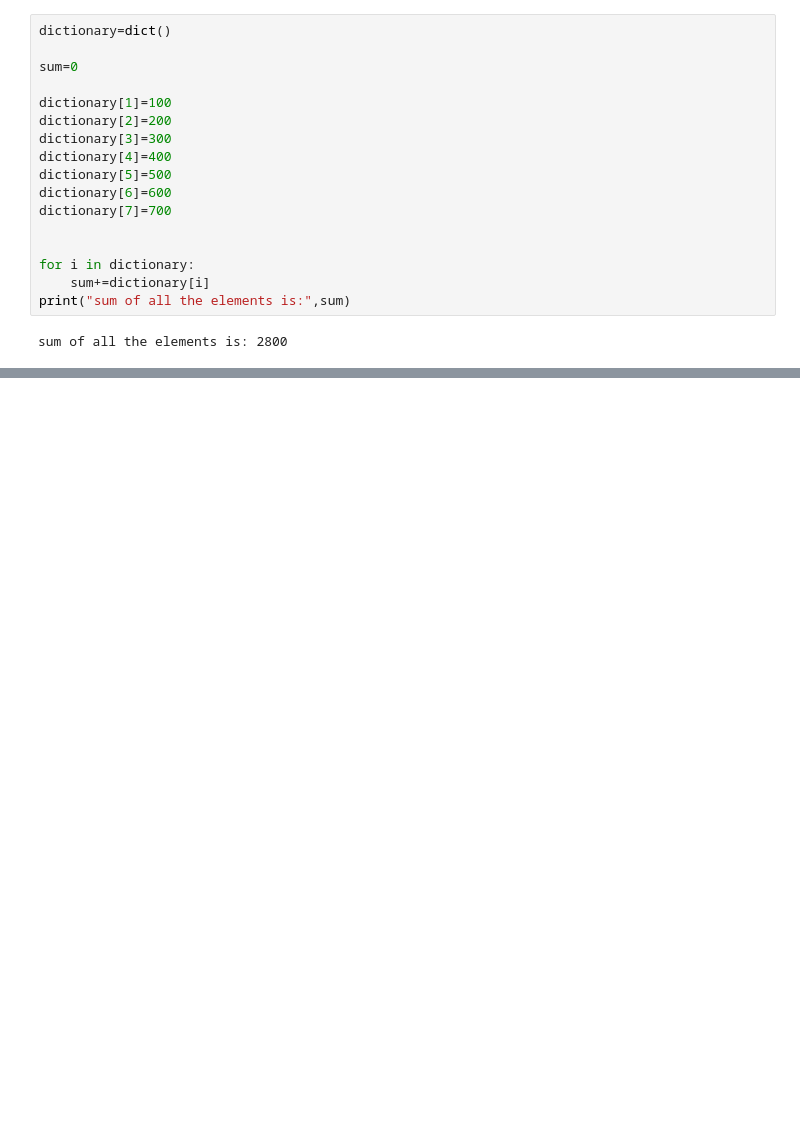
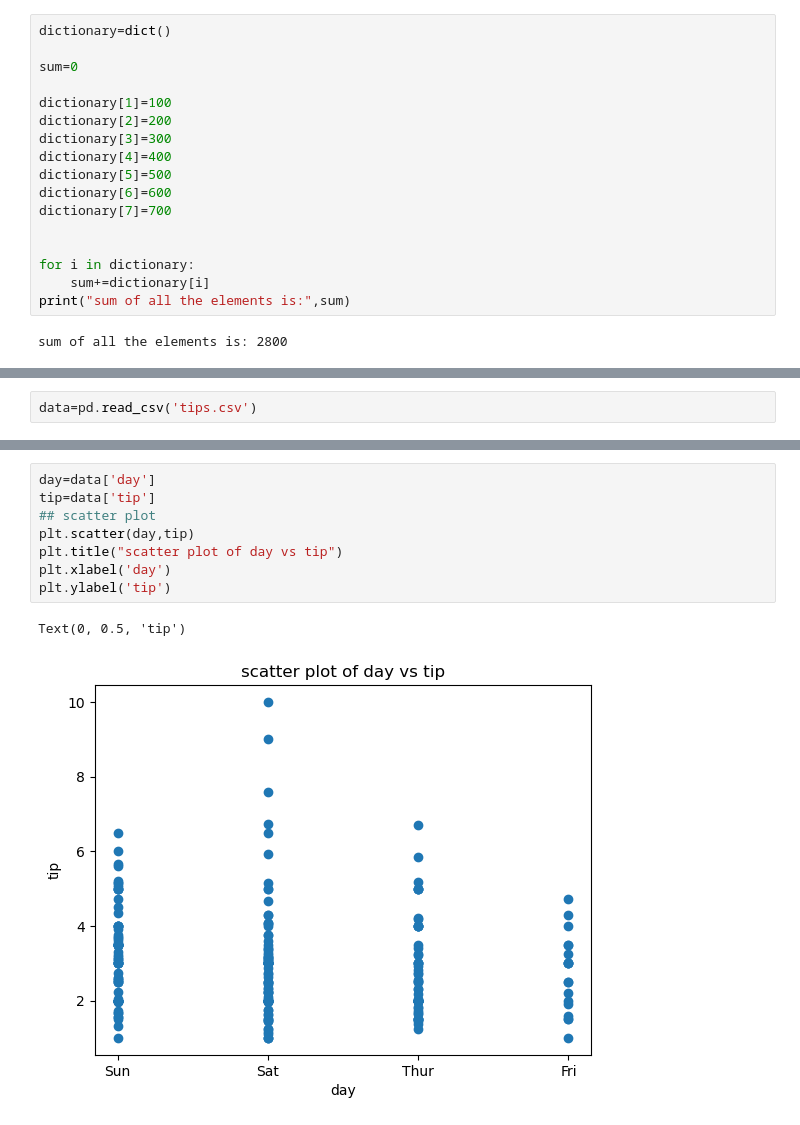
Before and after one commit to adityakognur/python-lab-programs, a Jupyter notebook: lab programs.ipynb, the cells around one changed output, grey strips where cells are left out. Drawn from its saved outputs; the diff is of its cells as text; blank space fills up the shorter version.

```diff
--- a/lab programs.ipynb
+++ b/lab programs.ipynb
@@ -224,0 +343,2 @@ sum of all the elements is: 2800
+# %%
+data=pd.read_csv('tips.csv')
@@ -224,0 +359,11 @@ sum of all the elements is: 2800
+# %%
+day=data['day']
+tip=data['tip']
+## scatter plot
+plt.scatter(day,tip)
+plt.title("scatter plot of day vs tip")
+plt.xlabel('day')
+plt.ylabel('tip')
+# %% [output]
+Text(0, 0.5, 'tip')
+[figure, added]
```
Also changed, not shown: parts of 23 cells of this notebook.
